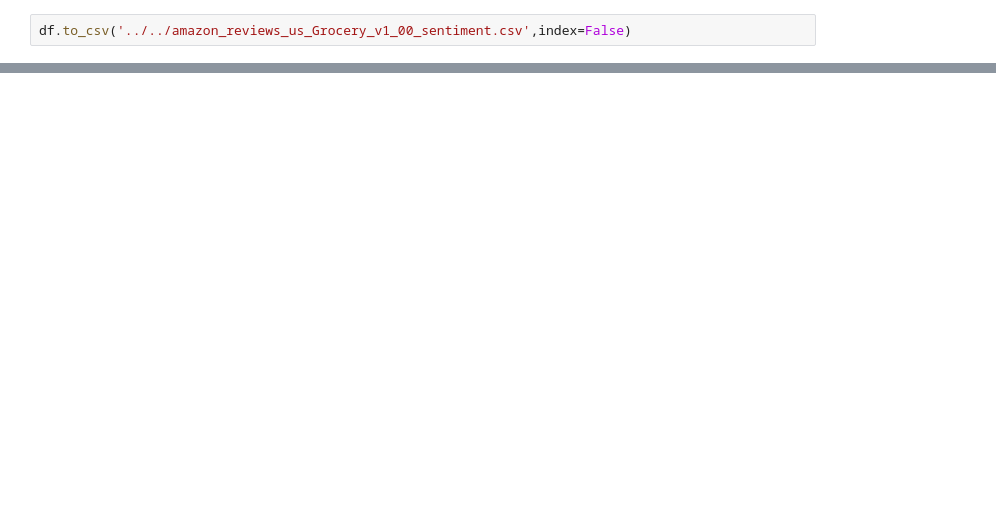
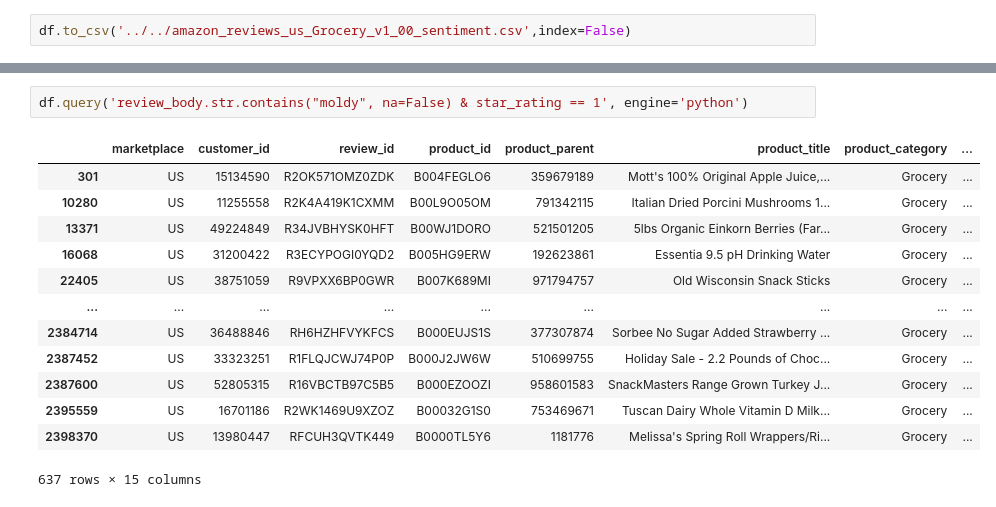
Before and after one commit to mwood1212/ADS-Group-Project, a Jupyter notebook: matt/LDA_matt.ipynb, the cells around one changed output, grey strips where cells are left out. Drawn from its saved outputs; the diff is of its cells as text; blank space fills up the shorter version.

```diff
--- a/matt/LDA_matt.ipynb
+++ b/matt/LDA_matt.ipynb
@@ -76,0 +69,16 @@ df.to_csv('../../amazon_reviews_us_Grocery_v1_00_sentiment.csv',index=False)
+# %%
+df.query('review_body.str.contains("moldy", na=False) & star_rating == 1', engine='python')
+# %% [output]
+|  | marketplace | customer_id | review_id | product_id | product_parent | product_title | product_category | ... |
+| 301 | US | 15134590 | R2OK571OMZ0ZDK | B004FEGLO6 | 359679189 | Mott's 100% Original Apple Juice,... | Grocery | ... |
+| 10280 | US | 11255558 | R2K4A419K1CXMM | B00L9O05OM | 791342115 | Italian Dried Porcini Mushrooms 1... | Grocery | ... |
+| 13371 | US | 49224849 | R34JVBHYSK0HFT | B00WJ1DORO | 521501205 | 5lbs Organic Einkorn Berries (Far... | Grocery | ... |
+| 16068 | US | 31200422 | R3ECYPOGI0YQD2 | B005HG9ERW | 192623861 | Essentia 9.5 pH Drinking Water | Grocery | ... |
+| 22405 | US | 38751059 | R9VPXX6BP0GWR | B007K689MI | 971794757 | Old Wisconsin Snack Sticks | Grocery | ... |
+| ... | ... | ... | ... | ... | ... | ... | ... | ... |
+| 2384714 | US | 36488846 | RH6HZHFVYKFCS | B000EUJS1S | 377307874 | Sorbee No Sugar Added Strawberry ... | Grocery | ... |
+| 2387452 | US | 33323251 | R1FLQJCWJ74P0P | B000J2JW6W | 510699755 | Holiday Sale - 2.2 Pounds of Choc... | Grocery | ... |
+| 2387600 | US | 52805315 | R16VBCTB97C5B5 | B000EZOOZI | 958601583 | SnackMasters Range Grown Turkey J... | Grocery | ... |
+| 2395559 | US | 16701186 | R2WK1469U9XZOZ | B00032G1S0 | 753469671 | Tuscan Dairy Whole Vitamin D Milk... | Grocery | ... |
+| 2398370 | US | 13980447 | RFCUH3QVTK449 | B0000TL5Y6 | 1181776 | Melissa's Spring Roll Wrappers/Ri... | Grocery | ... |
+637 rows × 15 columns
```
Also changed, not shown: parts of 3 cells of this notebook.
